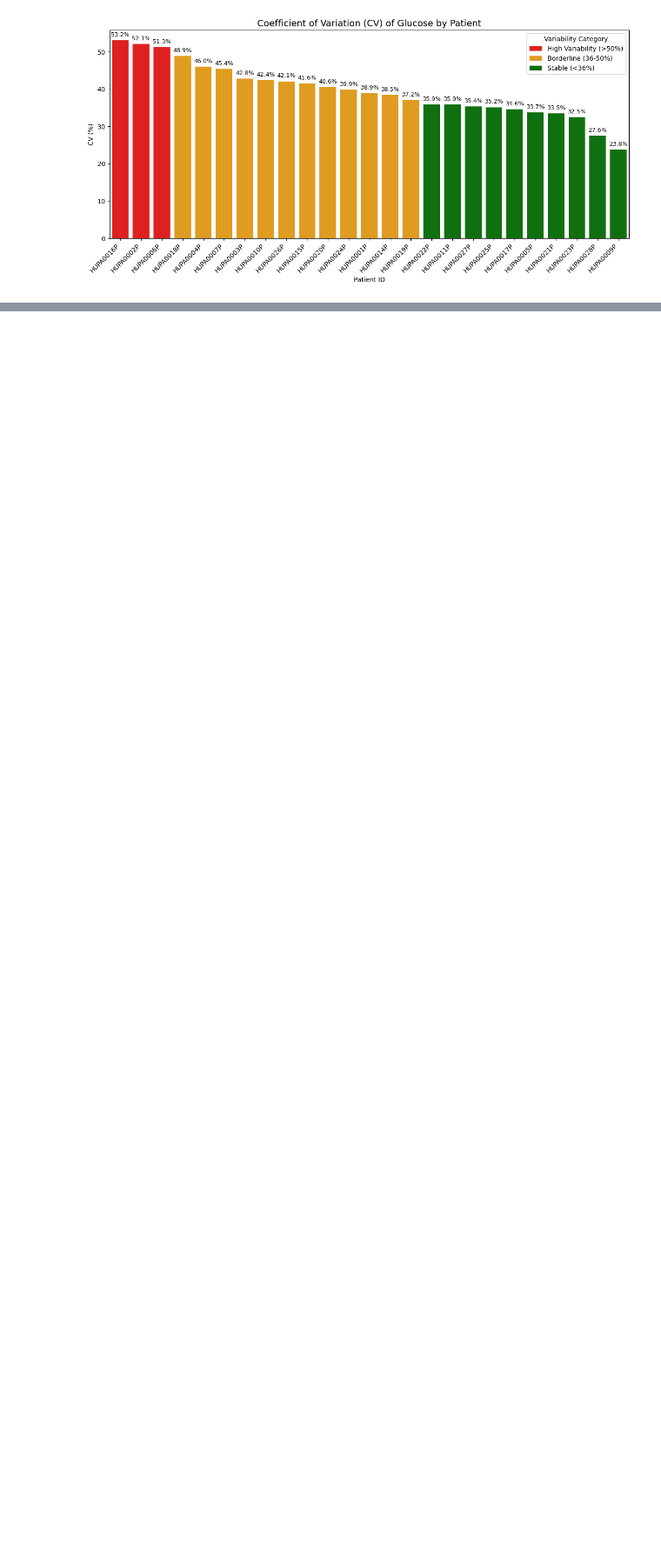
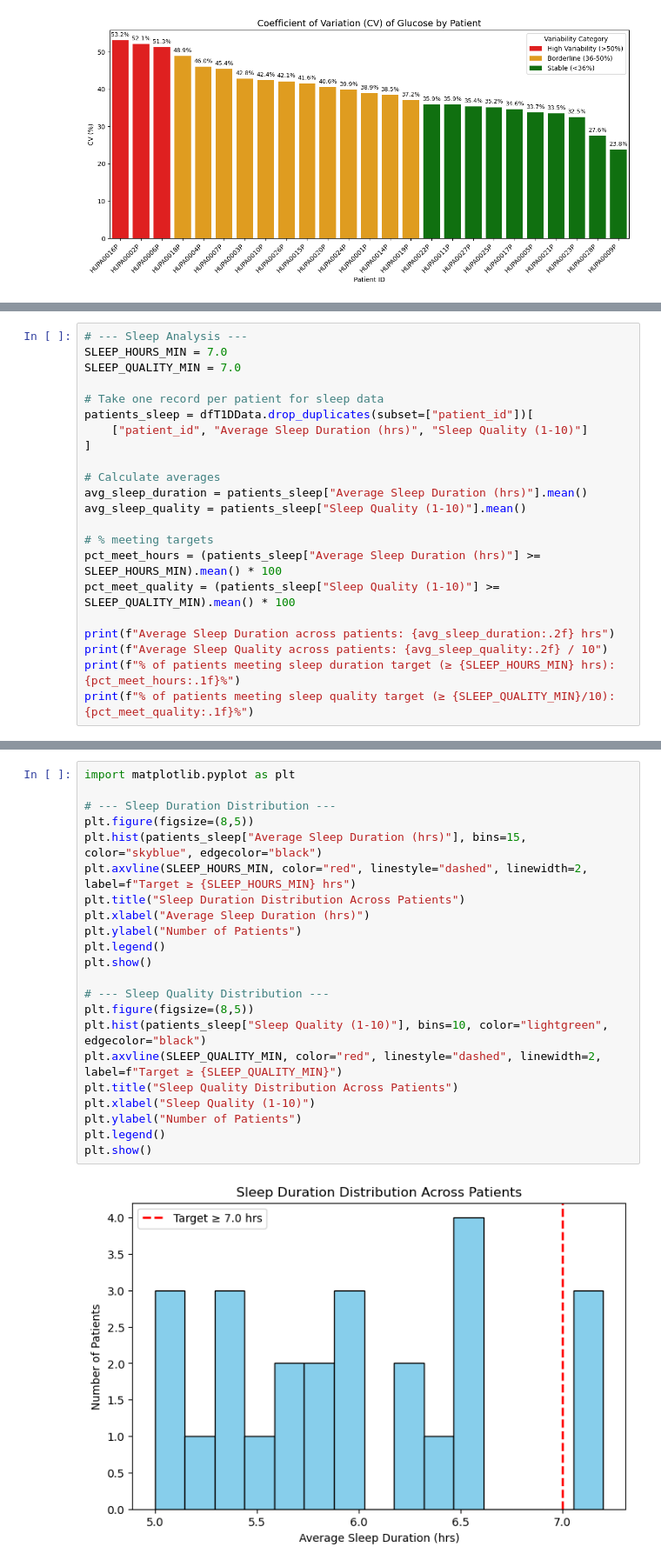
Before and after one commit to Psree10/Team10_PythonWranglers_PythonHackathon_August25, a Jupyter notebook: notebooks/Team10_PythonWranglers_2.DescriptiveAnalysis.ipynb, the cells around one changed output, grey strips where cells are left out. Shown at 87% size. Cells and saved outputs as stored; diff of their text form; blank space fills up the shorter version.

```diff
--- a/notebooks/Team10_PythonWranglers_2.DescriptiveAnalysis.ipynb
+++ b/notebooks/Team10_PythonWranglers_2.DescriptiveAnalysis.ipynb
@@ -220,0 +223,22 @@ plt.show()
+# %%
+# --- Sleep Analysis ---
+SLEEP_HOURS_MIN = 7.0
+SLEEP_QUALITY_MIN = 7.0
+
+# Take one record per patient for sleep data
+patients_sleep = dfT1DData.drop_duplicates(subset=["patient_id"])[
+    ["patient_id", "Average Sleep Duration (hrs)", "Sleep Quality (1-10)"]
+]
+
+# Calculate averages
+avg_sleep_duration = patients_sleep["Average Sleep Duration (hrs)"].mean()
+avg_sleep_quality = patients_sleep["Sleep Quality (1-10)"].mean()
+
+# % meeting targets
+pct_meet_hours = (patients_sleep["Average Sleep Duration (hrs)"] >= SLEEP_HOURS_MIN).mean() * 100
+pct_meet_quality = (patients_sleep["Sleep Quality (1-10)"] >= SLEEP_QUALITY_MIN).mean() * 100
+
+print(f"Average Sleep Duration across patients: {avg_sleep_duration:.2f} hrs")
+print(f"Average Sleep Quality across patients: {avg_sleep_quality:.2f} / 10")
+print(f"% of patients meeting sleep duration target (≥ {SLEEP_HOURS_MIN} hrs): {pct_meet_hours:.1f}%")
+print(f"% of patients meeting sleep quality target (≥ {SLEEP_QUALITY_MIN}/10): {pct_meet_quality:.1f}%")
@@ -220,0 +250,24 @@ plt.show()
+# %%
+import matplotlib.pyplot as plt
+
+# --- Sleep Duration Distribution ---
+plt.figure(figsize=(8,5))
+plt.hist(patients_sleep["Average Sleep Duration (hrs)"], bins=15, color="skyblue", edgecolor="black")
+plt.axvline(SLEEP_HOURS_MIN, color="red", linestyle="dashed", linewidth=2, label=f"Target ≥ {SLEEP_HOURS_MIN} hrs")
+plt.title("Sleep Duration Distribution Across Patients")
+plt.xlabel("Average Sleep Duration (hrs)")
+plt.ylabel("Number of Patients")
+plt.legend()
+plt.show()
+
+# --- Sleep Quality Distribution ---
+plt.figure(figsize=(8,5))
+plt.hist(patients_sleep["Sleep Quality (1-10)"], bins=10, color="lightgreen", edgecolor="black")
+plt.axvline(SLEEP_QUALITY_MIN, color="red", linestyle="dashed", linewidth=2, label=f"Target ≥ {SLEEP_QUALITY_MIN}")
+plt.title("Sleep Quality Distribution Across Patients")
+plt.xlabel("Sleep Quality (1-10)")
+plt.ylabel("Number of Patients")
+plt.legend()
+plt.show()
+# %% [output]
+[figure, added]
```
Also changed, not shown: parts of 7 cells of this notebook, 2 other files.
